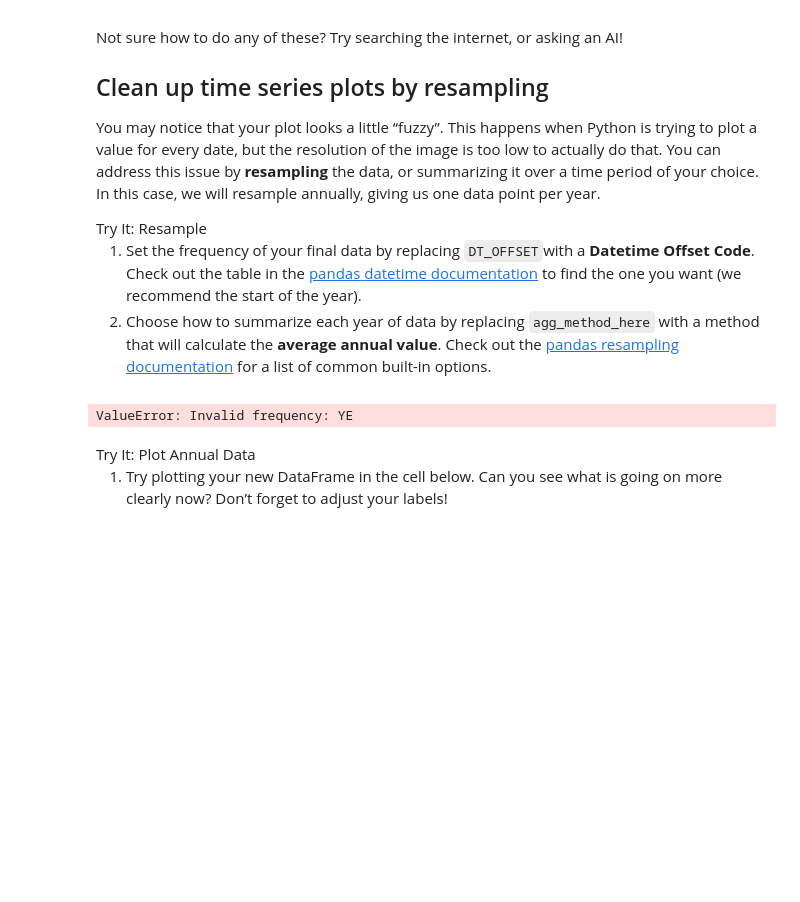
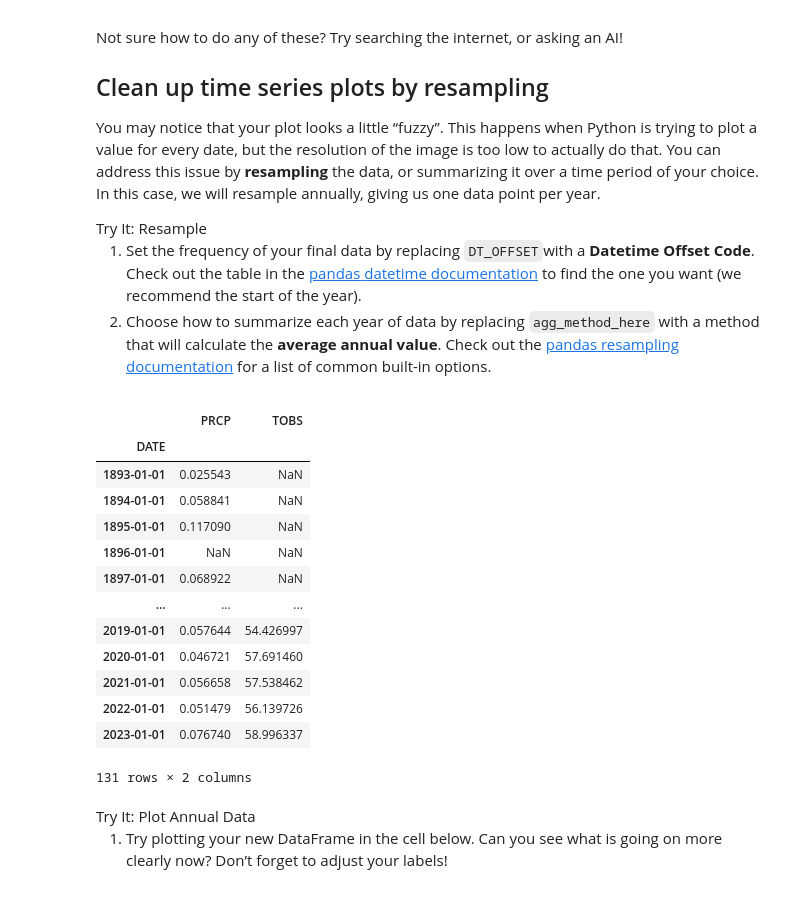
Before and after one commit to earthlab-education/climate-coding-challenge-ZimmZone, a Jupyter notebook: climate_coding_challenge_chapters/climate_coding_part4_plot.ipynb, the cells around one changed output. Cells and saved outputs as stored; diff of their text form; code cells hidden in the pictures; blank space fills up the shorter version.

```diff
--- a/climate_coding_challenge_chapters/climate_coding_part4_plot.ipynb
+++ b/climate_coding_challenge_chapters/climate_coding_part4_plot.ipynb
@@ -158,10 +148,23 @@ href="https://pandas.pydata.org/pandas-docs/stable/user_guide/timeseries.html#ba
 resampling documentation</a> for a list of common built-in options.</li>
 </ol></div></div>
 # %%
-ann_climate_df = climate_df.resample('YE').mean()
+ann_climate_df = climate_df.resample('YS').mean()
 ann_climate_df
 # %% [output]
+|  | PRCP | TOBS |
+| DATE |  |  |
+| 1893-01-01 | 0.025543 | NaN |
+| 1894-01-01 | 0.058841 | NaN |
+| 1895-01-01 | 0.117090 | NaN |
+| 1896-01-01 | NaN | NaN |
+| 1897-01-01 | 0.068922 | NaN |
+| ... | ... | ... |
+| 2019-01-01 | 0.057644 | 54.426997 |
+| 2020-01-01 | 0.046721 | 57.691460 |
+| 2021-01-01 | 0.056658 | 57.538462 |
+| 2022-01-01 | 0.051479 | 56.139726 |
+| 2023-01-01 | 0.076740 | 58.996337 |
-ValueError: Invalid frequency: YE
+131 rows × 2 columns
 # %% [markdown]
 <link rel="stylesheet" type="text/css" href="./assets/styles.css"><div class="callout callout-style-default callout-titled callout-task"><div class="callout-header"><div class="callout-icon-container"><i class="callout-icon"></i></div><div class="callout-title-container flex-fill">Try It: Plot Annual Data</div></div><div class="callout-body-container callout-body"><ol type="1">
 <li>Try plotting your new DataFrame in the cell below. Can you see what
```
Also changed, not shown: parts of 3 cells of this notebook, 1 other file.
